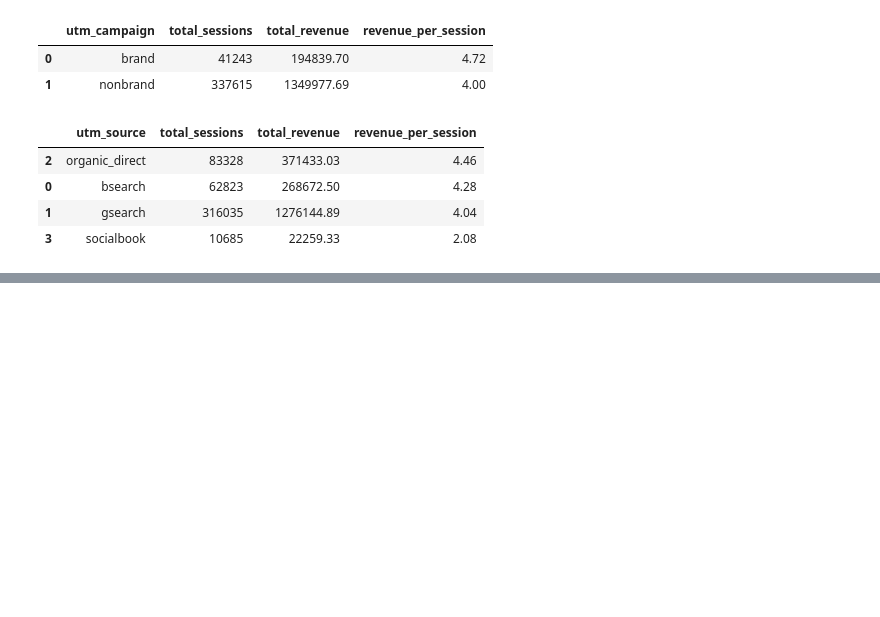
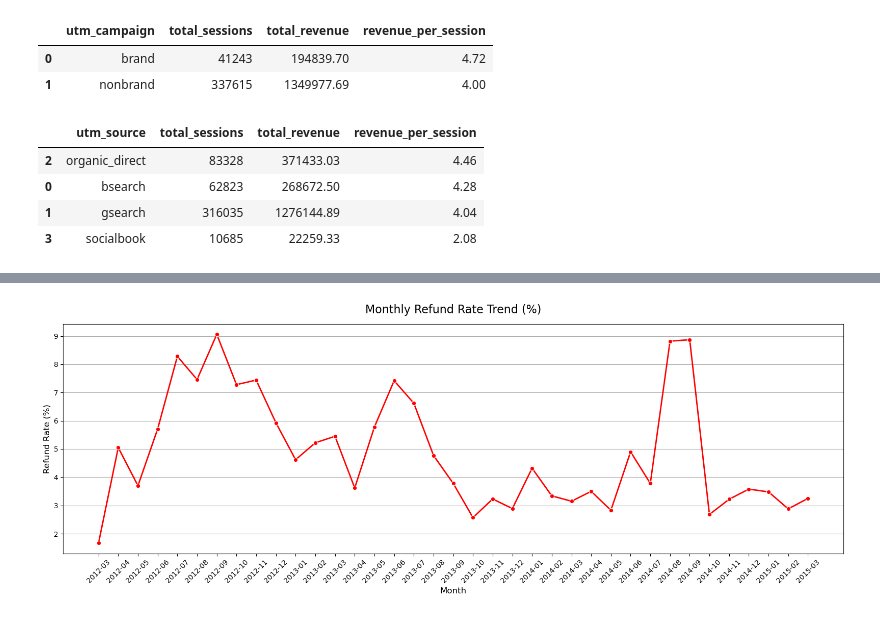
Before and after one commit to Kapustuch/FuzzyFactory-Ecommerce-Analytics, a Jupyter notebook: e-commerce.ipynb, the cells around one changed output, grey strips where cells are left out. Saved outputs shown, nothing was run; the diff lists cells and outputs as text; code cells hidden in the pictures; blank space fills up the shorter version.

```diff
--- a/e-commerce.ipynb
+++ b/e-commerce.ipynb
@@ -682,0 +922,14 @@ Based on the multi-dimensional analysis of our traffic and revenue per session (
+# %%
+refund_rate_sql = '''
+    SELECT
+        DATE_FORMAT(i.created_at, '%%Y-%%m') as order_month,
+        COUNT(i.order_item_id) as total_items_sold,
+        COUNT(r.order_item_refund_id) as total_refunds,
+        ROUND(COUNT(r.order_item_refund_id)/COUNT(i.order_item_id) * 100, 2) as Refund_Rate
+    FROM order_items i
+    LEFT JOIN order_item_refunds r ON i.order_item_id = r.order_item_id
+    GROUP BY DATE_FORMAT(i.created_at, '%%Y-%%m')
+'''
+
+refund_rate_df = pd.read_sql(refund_rate_sql, con=engine)
+refund_rate_df
@@ -682,0 +954,19 @@ Based on the multi-dimensional analysis of our traffic and revenue per session (
+# %%
+plt.figure(figsize=(16, 6))
+
+sns.lineplot(refund_rate_df,
+            x = 'order_month',
+            y = 'Refund_Rate',
+            color='red',
+            marker='o',
+            linewidth=2)
+
+plt.title('Monthly Refund Rate Trend (%)', fontsize=16, pad=15)
+plt.ylabel('Refund Rate (%)', fontsize=12)
+plt.xlabel('Month', fontsize=12)
+
+plt.xticks(rotation=45)
+plt.grid(axis='y')
+plt.tight_layout();
+# %% [output]
+[figure, added]
```
Also changed, not shown: parts of 35 cells of this notebook.
